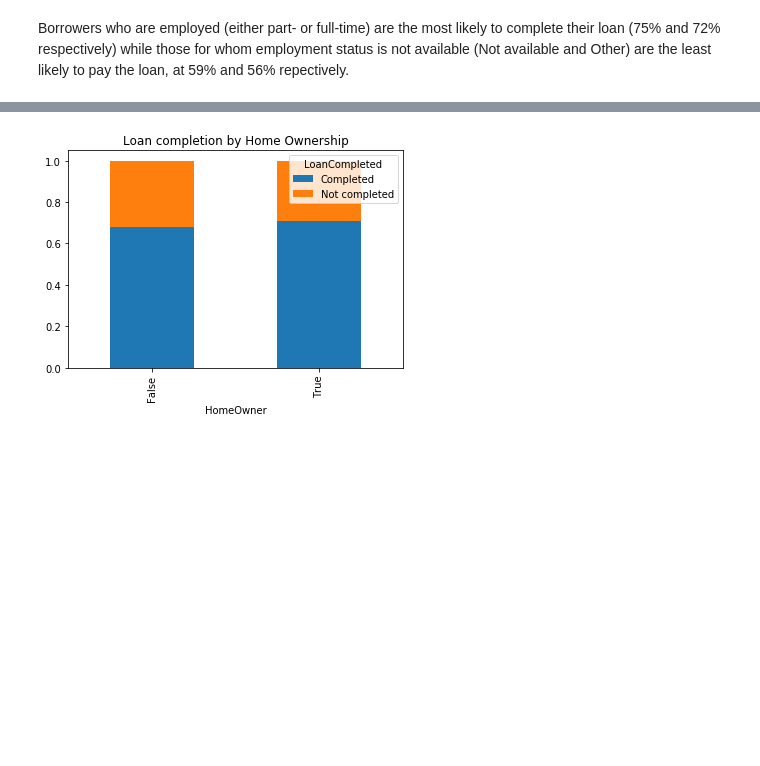
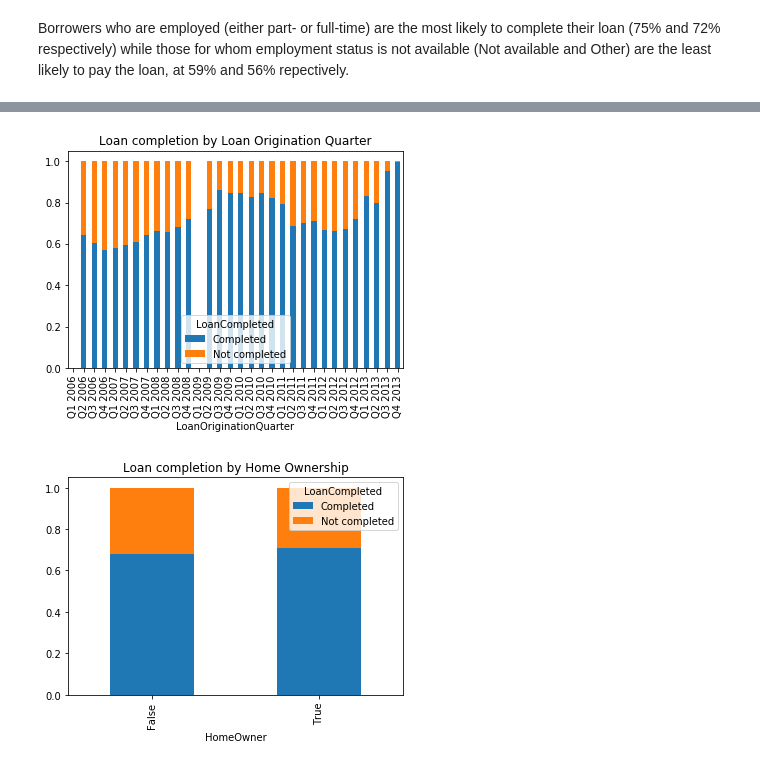
Before and after one commit to Jeffro80/DAND_Communicate_Findings, a Jupyter notebook: exploration-WORKING.ipynb, the cells around one changed output, grey strips where cells are left out. Drawn from its saved outputs; the diff is of its cells as text; code cells hidden in the pictures; blank space fills up the shorter version.

```diff
--- a/exploration-WORKING.ipynb
+++ b/exploration-WORKING.ipynb
@@ -1010,0 +1013,2 @@ Borrowers who are employed (either part- or full-time) are the most likely to co
+# %%
+loans.LoanOriginationQuarter.cat.remove_unused_categories(inplace=True)
@@ -1011,3 +1035,9 @@ Borrowers who are employed (either part- or full-time) are the most likely to co
+# %%
+# Compare Loan Outcome Status and Loan Origination Quarter
+quarter_props = loans.groupby('LoanOriginationQuarter')['LoanCompleted'].value_counts(normalize=True).unstack().reindex(quarter_order)
+quarter_props.plot(kind='bar', stacked='True', title='Loan completion by Loan Origination Quarter');
+# %% [output]
+[figure, added]
 # %%
 # Compare Loan Outcome Status and Home Ownership
 # See if can plot several categorical variables in one set to look for ones that are interesting
```
Also changed, not shown: parts of 18 cells of this notebook.
